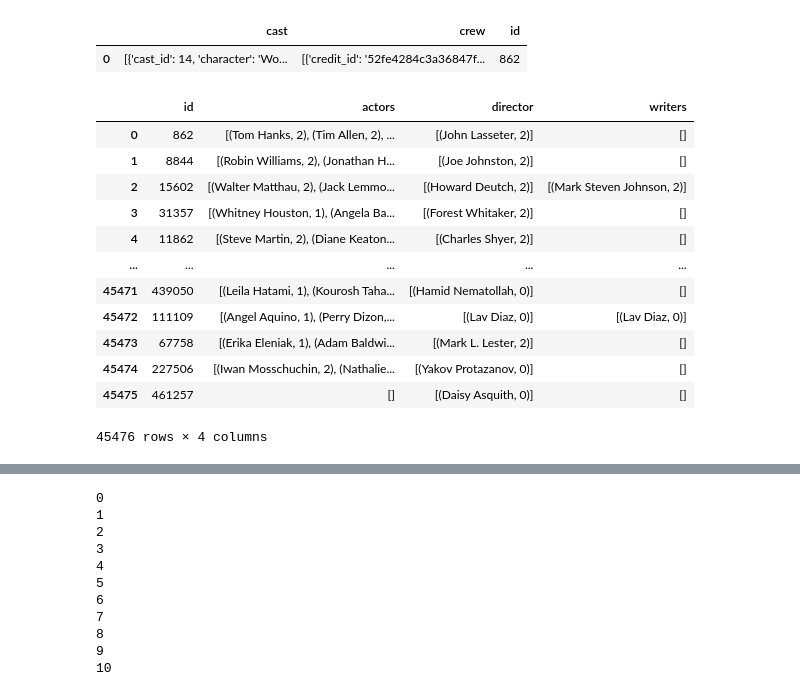
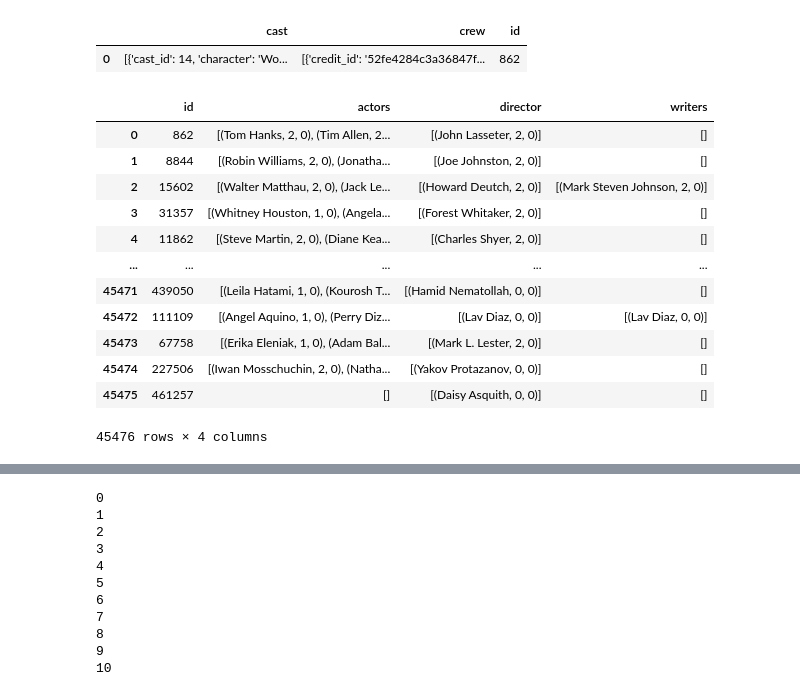
Before and after one commit to AurelieMrtn/RDF-SPARQL-app, a Jupyter notebook: Projet/Projet-mardown.ipynb, the cells around one changed output, grey strips where cells are left out. Cells and saved outputs as stored; diff of their text form; code cells hidden in the pictures.

```diff
--- a/Projet/Projet-mardown.ipynb
+++ b/Projet/Projet-mardown.ipynb
@@ -207,37 +207,37 @@ df.head(1)
 # %%
 import ast
 
 def extract_actors(cast):
     cast_list = ast.literal_eval(cast)
-    return [(actor['name'], actor['gender']) for actor in cast_list]
+    return [(actor['name'], actor['gender'], 0) for actor in cast_list]
 
 def extract_crew(crew, job):
     crew_list = ast.literal_eval(crew)
-    return [(member['name'], member['gender']) for member in crew_list if member['job'] == job]
+    return [(member['name'], member['gender'], 0) for member in crew_list if member['job'] == job]
 
 
 df['actors'] = df['cast'].apply(extract_actors)
 df['director'] = [extract_crew(row['crew'], 'Director') for _, row in df.iterrows()]
 df['writers'] = [extract_crew(row['crew'], 'Writer') for _, row in df.iterrows()]
 
 
 # drop the original "cast" and "crew" columns
 df.drop(['cast', 'crew'], axis=1, inplace=True)
 
 df
 # %% [output]
 |  | id | actors | director | writers |
-| 0 | 862 | [(Tom Hanks, 2), (Tim Allen, 2), ... | [(John Lasseter, 2)] | [] |
-| 1 | 8844 | [(Robin Williams, 2), (Jonathan H... | [(Joe Johnston, 2)] | [] |
-| 2 | 15602 | [(Walter Matthau, 2), (Jack Lemmo... | [(Howard Deutch, 2)] | [(Mark Steven Johnson, 2)] |
-| 3 | 31357 | [(Whitney Houston, 1), (Angela Ba... | [(Forest Whitaker, 2)] | [] |
-| 4 | 11862 | [(Steve Martin, 2), (Diane Keaton... | [(Charles Shyer, 2)] | [] |
+| 0 | 862 | [(Tom Hanks, 2, 0), (Tim Allen, 2... | [(John Lasseter, 2, 0)] | [] |
+| 1 | 8844 | [(Robin Williams, 2, 0), (Jonatha... | [(Joe Johnston, 2, 0)] | [] |
+| 2 | 15602 | [(Walter Matthau, 2, 0), (Jack Le... | [(Howard Deutch, 2, 0)] | [(Mark Steven Johnson, 2, 0)] |
+| 3 | 31357 | [(Whitney Houston, 1, 0), (Angela... | [(Forest Whitaker, 2, 0)] | [] |
+| 4 | 11862 | [(Steve Martin, 2, 0), (Diane Kea... | [(Charles Shyer, 2, 0)] | [] |
 | ... | ... | ... | ... | ... |
-| 45471 | 439050 | [(Leila Hatami, 1), (Kourosh Taha... | [(Hamid Nematollah, 0)] | [] |
-| 45472 | 111109 | [(Angel Aquino, 1), (Perry Dizon,... | [(Lav Diaz, 0)] | [(Lav Diaz, 0)] |
-| 45473 | 67758 | [(Erika Eleniak, 1), (Adam Baldwi... | [(Mark L. Lester, 2)] | [] |
-| 45474 | 227506 | [(Iwan Mosschuchin, 2), (Nathalie... | [(Yakov Protazanov, 0)] | [] |
-| 45475 | 461257 | [] | [(Daisy Asquith, 0)] | [] |
+| 45471 | 439050 | [(Leila Hatami, 1, 0), (Kourosh T... | [(Hamid Nematollah, 0, 0)] | [] |
+| 45472 | 111109 | [(Angel Aquino, 1, 0), (Perry Diz... | [(Lav Diaz, 0, 0)] | [(Lav Diaz, 0, 0)] |
+| 45473 | 67758 | [(Erika Eleniak, 1, 0), (Adam Bal... | [(Mark L. Lester, 2, 0)] | [] |
+| 45474 | 227506 | [(Iwan Mosschuchin, 2, 0), (Natha... | [(Yakov Protazanov, 0, 0)] | [] |
+| 45475 | 461257 | [] | [(Daisy Asquith, 0, 0)] | [] |
 45476 rows × 4 columns
 # %%
 merged_df = pd.merge(mov, df, left_on='id', right_on='id')
```
Also changed, not shown: parts of 11 cells of this notebook, 6 other files.
